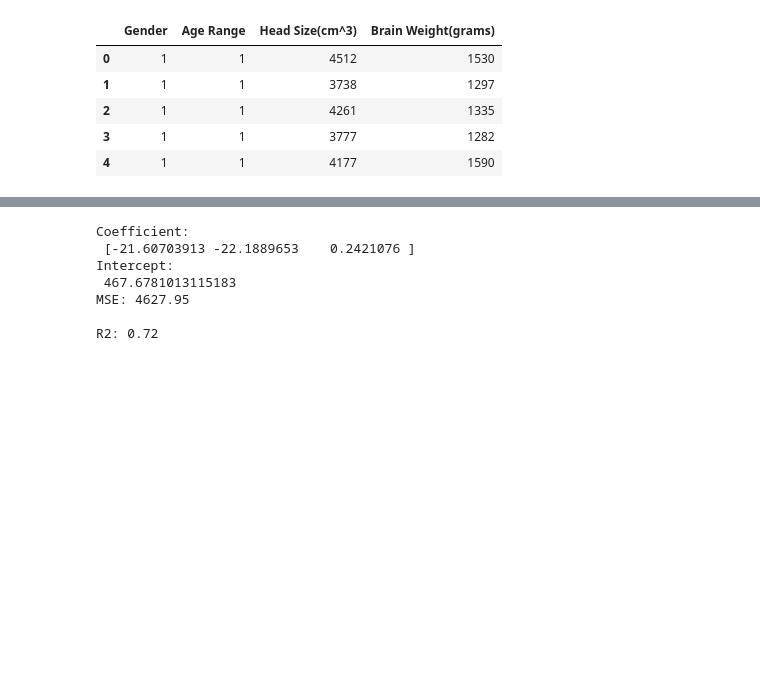
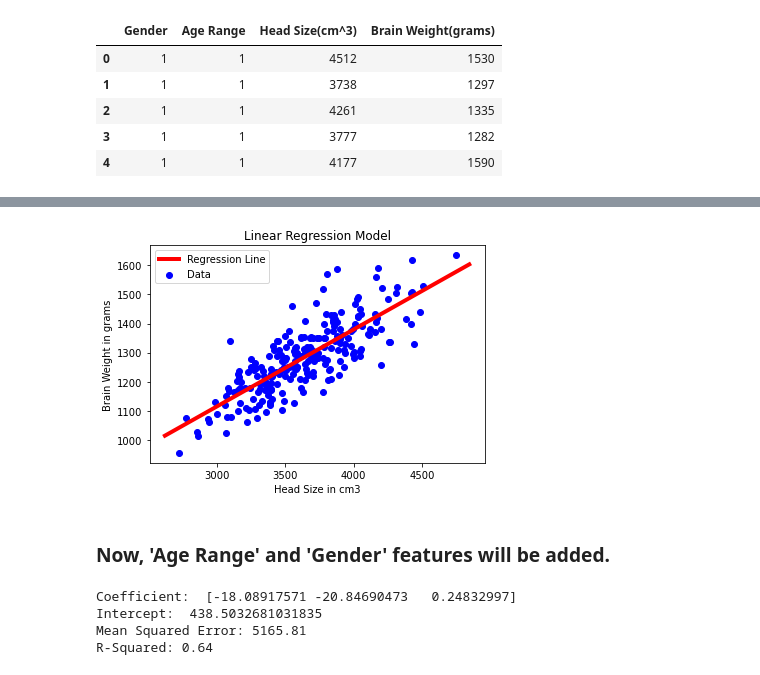
Before and after one commit to ozbeko/Linear_Regression, a Jupyter notebook: LinearRegression_BrainWeight.ipynb, the cells around one changed output, grey strips where cells are left out. Saved outputs shown, nothing was run; the diff lists cells and outputs as text; code cells hidden in the pictures; blank space fills up the shorter version.

```diff
--- a/LinearRegression_BrainWeight.ipynb
+++ b/LinearRegression_BrainWeight.ipynb
@@ -32,0 +49,12 @@ print(x_test.shape, y_test.shape)
+# %%
+from sklearn.model_selection import train_test_split
+
+x = data.drop(['Brain Weight(grams)'], axis=1)
+y = data['Brain Weight(grams)']
+
+x_train, x_test, y_train, y_test = train_test_split(x, y, test_size=0.3)
+
+print(x_train.shape, y_train.shape)
+print(x_test.shape, y_test.shape)
+
+x_train.head(5)
@@ -32,0 +72,4 @@ print(x_test.shape, y_test.shape)
+# %%
+x_train_1 = x_train['Head Size(cm^3)']
+x_test_1 = x_test['Head Size(cm^3)']
+print(x_train.shape, '--> x shape  ', x_test.shape, '--> y shape')
@@ -32,0 +78,9 @@ print(x_test.shape, y_test.shape)
+# %%
+from sklearn import linear_model
+
+x_train_1 = np.array(x_train_1).reshape(len(x_train_1), 1)
+y_train_1 = np.array(y_train).reshape(len(y_train), 1)
+x_test_1 = np.array(x_test_1).reshape(len(x_test_1), 1)
+model_1 = linear_model.LinearRegression()
+model_1.fit(x_train_1, y_train_1)
+y_pred_1 = model_1.predict(x_test_1)
@@ -33 +116,16 @@ print(x_test.shape, y_test.shape)
+# %%
+x_line = np.linspace(np.min(x)['Head Size(cm^3)']-100, np.max(x)['Head Size(cm^3)']+100, 1000)
+reg_line = model_1.intercept_ + model_1.coef_[0] * x_line
+plt.plot(x_line, reg_line, color='r', linewidth=4, label='Regression Line')
+plt.scatter(x['Head Size(cm^3)'], y, color='b', label='Data')
+
+plt.xlabel('Head Size in cm3')
+plt.ylabel('Brain Weight in grams')
+plt.title('Linear Regression Model')
+plt.legend()
+plt.show()
+# %% [output]
+[figure, added]
+# %% [markdown]
+### Now, 'Age Range' and 'Gender' features will be added.
 # %%
@@ -37,13 +137,12 @@ predictions = model.predict(x_test)
 # %%
-print("Coefficient: \n", model.coef_)
-print("Intercept: \n", model.intercept_)
-print("MSE: %.2f \n" % mean_squared_error(y_test, predictions))
-print("R2: %.2f \n" % r2_score(y_test, predictions))
+from sklearn.metrics import r2_score, mean_squared_error
+
+print("Coefficient: ", model_2.coef_)
+print("Intercept: ", model_2.intercept_)
+print("Mean Squared Error: %.2f " % mean_squared_error(y_test, y_pred_2))
+print("R-Squared: %.2f " % r2_score(y_test, y_pred_2))
 # %% [output]
-Coefficient:
- [-21.60703913 -22.1889653    0.2421076 ]
-Intercept:
- 467.6781013115183
-MSE: 4627.95
-
-R2: 0.72
+Coefficient:  [-18.08917571 -20.84690473   0.24832997]
+Intercept:  438.5032681031835
+Mean Squared Error: 5165.81
+R-Squared: 0.64
```
Also changed, not shown: parts of 18 cells of this notebook.
